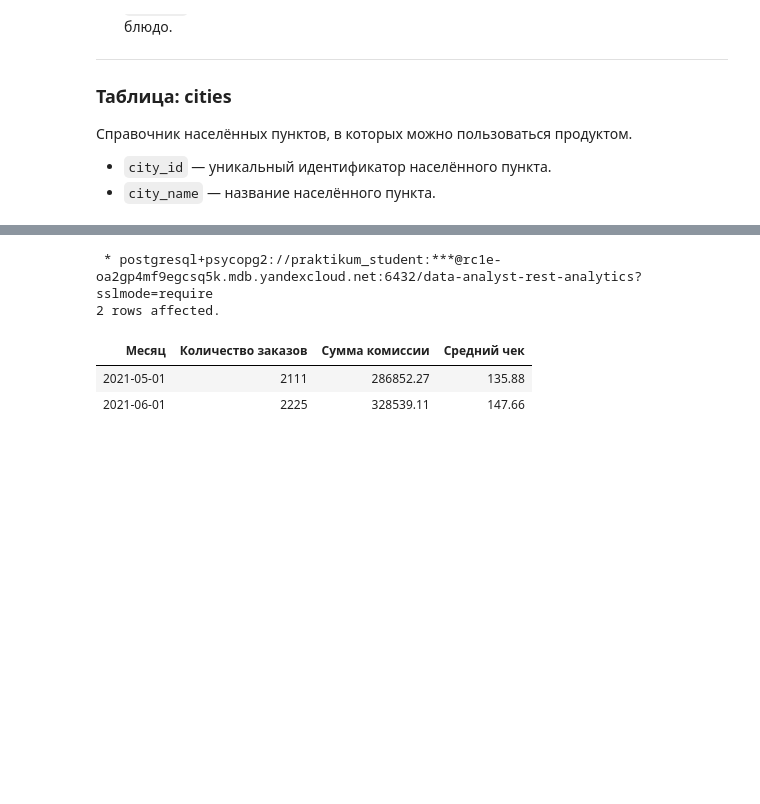
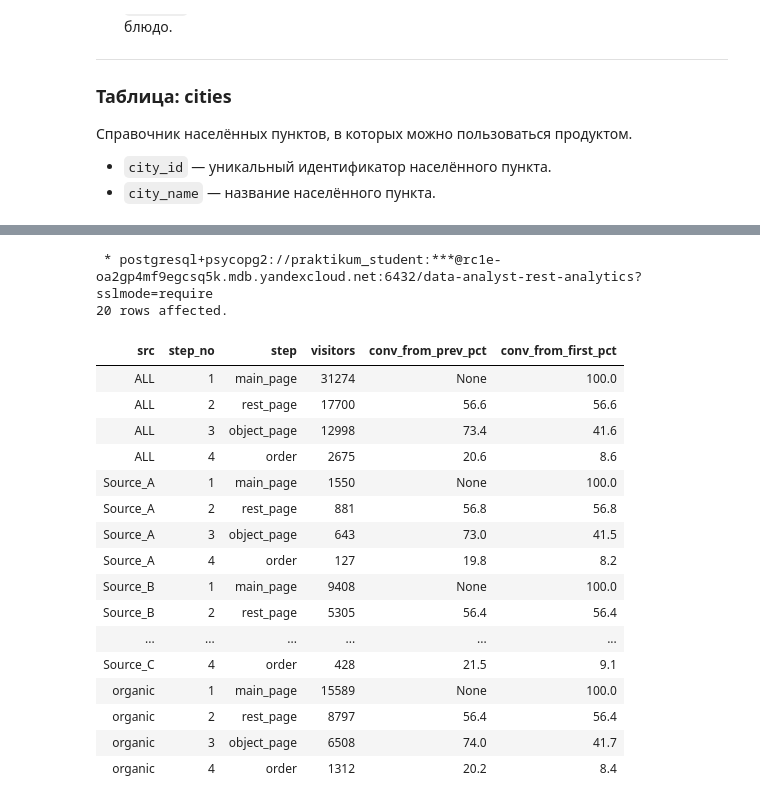
Before and after one commit to egubov-artem/Project-13-SQL-DataLens, a Jupyter notebook: Сервис доставки еды.ipynb, the cells around one changed output, grey strips where cells are left out. Drawn from its saved outputs; the diff is of its cells as text; code cells hidden in the pictures; blank space fills up the shorter version.

```diff
--- a/Сервис доставки еды.ipynb
+++ b/Сервис доставки еды.ipynb
@@ -178,26 +834,67 @@ LIMIT 10;
 # %%
 %%sql
 
-WITH orders AS
-    (SELECT *,
-            revenue * commission AS commission_revenue
-     FROM rest_analytics.analytics_events
-     JOIN rest_analytics.cities ON analytics_events.city_id = cities.city_id
-     WHERE revenue IS NOT NULL
-         AND log_date BETWEEN '2021-05-01' AND '2021-06-30'
-         AND city_name = 'Саранск')
+WITH events AS (
+  SELECT DISTINCT e.*
+  FROM rest_analytics.analytics_events e
+  JOIN rest_analytics.cities c ON c.city_id = e.city_id
+  WHERE e.log_date BETWEEN '2021-05-01' AND '2021-07-01'
+    AND c.city_name = 'Саранск'
+),
 
-SELECT
-    DATE_TRUNC('month', log_date)::date "Месяц",
-    COUNT(distinct order_id) "Количество заказов",
-    round(SUM(commission_revenue)::numeric, 2) "Сумма комиссии",
-    ROUND((SUM(commission_revenue) / COUNT(DISTINCT order_id))::numeric, 2) AS "Средний чек"
-FROM orders
-GROUP BY DATE_TRUNC('month', log_date)
+flags AS (
+  SELECT visitor_uuid,
+         MIN(source)                          AS source,
+         MAX((event = 'main_page')::int)      AS main_page,
+         MAX((event = 'rest_page')::int)      AS rest_page,
+         MAX((event = 'object_page')::int)    AS object_page,
+         MAX((event = 'order')::int)          AS ord
+  FROM events
+  GROUP BY visitor_uuid
+),
+
+steps AS (
+  SELECT COALESCE(source, 'ALL') AS src,
+         COUNT(*) FILTER (WHERE main_page = 1)                                                AS s1,
+         COUNT(*) FILTER (WHERE main_page = 1 AND rest_page = 1)                              AS s2,
+         COUNT(*) FILTER (WHERE main_page = 1 AND rest_page = 1 AND object_page = 1)          AS s3,
+         COUNT(*) FILTER (WHERE main_page = 1 AND rest_page = 1 AND object_page = 1 AND ord = 1) AS s4
+  FROM flags
+  GROUP BY ROLLUP(source)
+)
+
+SELECT src,
+       t.step_no,
+       t.step,
+       t.visitors,
+       ROUND(100.0 * t.visitors / NULLIF(LAG(t.visitors) OVER (PARTITION BY src ORDER BY t.step_no), 0), 1)
+                                                            AS conv_from_prev_pct,
+       ROUND(100.0 * t.visitors / NULLIF(FIRST_VALUE(t.visitors) OVER (PARTITION BY src ORDER BY t.step_no), 0), 1)
+                                                            AS conv_from_first_pct
+FROM steps s
+CROSS JOIN LATERAL (VALUES (1, 'main_page',   s.s1),
+                           (2, 'rest_page',   s.s2),
+                           (3, 'object_page', s.s3),
+                           (4, 'order',       s.s4)) AS t(step_no, step, visitors)
+ORDER BY (src = 'ALL') DESC, src, t.step_no;
 # %% [output]
  * postgresql+psycopg2://praktikum_student:***@rc1e-oa2gp4mf9egcsq5k.mdb.yandexcloud.net:6432/data-analyst-rest-analytics?sslmode=require
-2 rows affected.
+20 rows affected.
-| Месяц | Количество заказов | Сумма комиссии | Средний чек |
-| 2021-05-01 | 2111 | 286852.27 | 135.88 |
-| 2021-06-01 | 2225 | 328539.11 | 147.66 |
+| src | step_no | step | visitors | conv_from_prev_pct | conv_from_first_pct |
+| ALL | 1 | main_page | 31274 | None | 100.0 |
+| ALL | 2 | rest_page | 17700 | 56.6 | 56.6 |
+| ALL | 3 | object_page | 12998 | 73.4 | 41.6 |
+| ALL | 4 | order | 2675 | 20.6 | 8.6 |
+| Source_A | 1 | main_page | 1550 | None | 100.0 |
+| Source_A | 2 | rest_page | 881 | 56.8 | 56.8 |
+| Source_A | 3 | object_page | 643 | 73.0 | 41.5 |
+| Source_A | 4 | order | 127 | 19.8 | 8.2 |
+| Source_B | 1 | main_page | 9408 | None | 100.0 |
+| Source_B | 2 | rest_page | 5305 | 56.4 | 56.4 |
+| ... | ... | ... | ... | ... | ... |
+| Source_C | 4 | order | 428 | 21.5 | 9.1 |
+| organic | 1 | main_page | 15589 | None | 100.0 |
+| organic | 2 | rest_page | 8797 | 56.4 | 56.4 |
+| organic | 3 | object_page | 6508 | 74.0 | 41.7 |
+| organic | 4 | order | 1312 | 20.2 | 8.4 |
 # %% [markdown]
```
Also changed, not shown: parts of 76 cells of this notebook.
